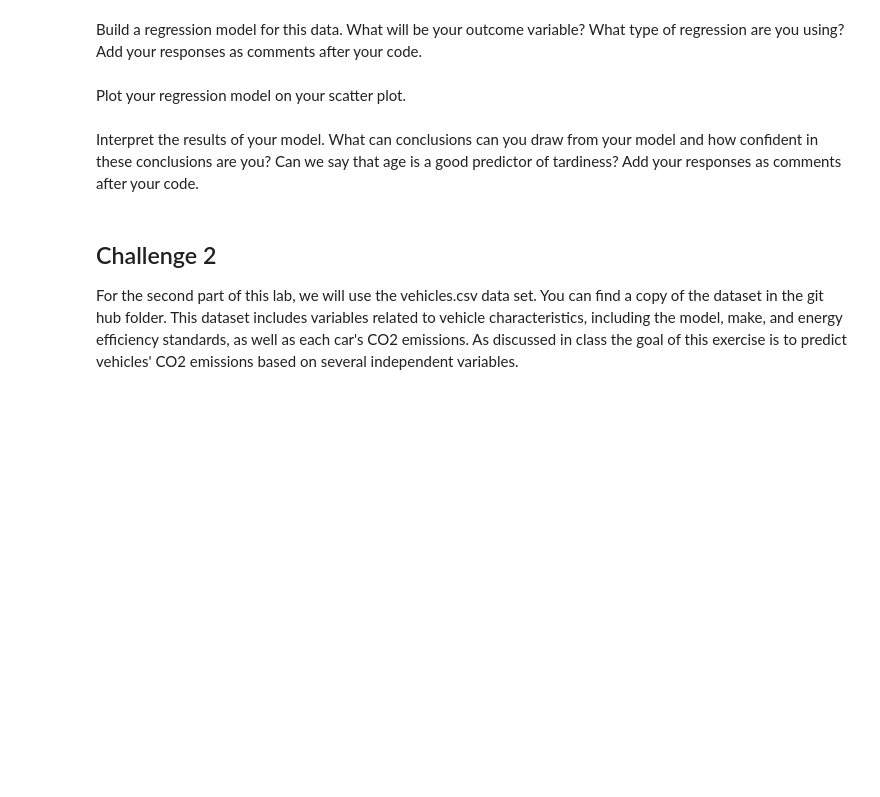
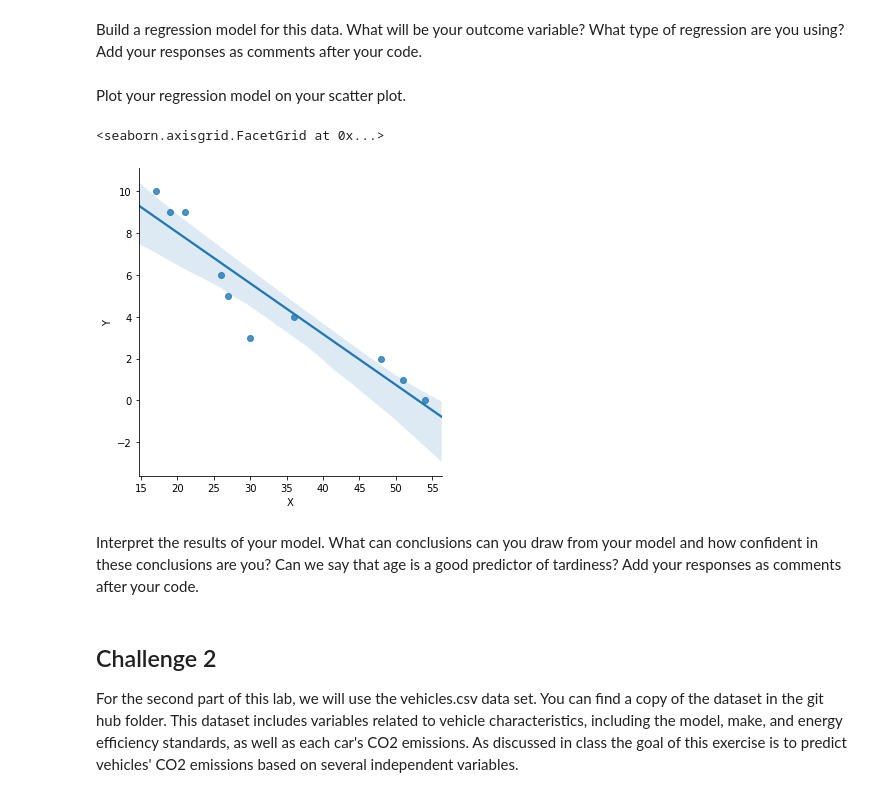
Before and after one commit to ta-datapt-bcn/lab-regression-analysis, a Jupyter notebook: your-code.ipynb, the cells around one changed output. Drawn from its saved outputs; the diff is of its cells as text; code cells hidden in the pictures; blank space fills up the shorter version.

```diff
--- a/your-code.ipynb
+++ b/your-code.ipynb
@@ -50,5 +116,9 @@ Build a regression model for this data. What will be your outcome variable? What
 Plot your regression model on your scatter plot.
 # %%
 # Your code here.
+sns.lmplot("X","Y", data = student_data)
+# %% [output]
+<seaborn.axisgrid.FacetGrid at 0x...>
+[figure, added]
 # %% [markdown]
 Interpret the results of your model. What can conclusions can you draw from your model and how confident in these conclusions are you? Can we say that age is a good predictor of tardiness? Add your responses as comments after your code.
```
Also changed, not shown: parts of 22 cells of this notebook.
